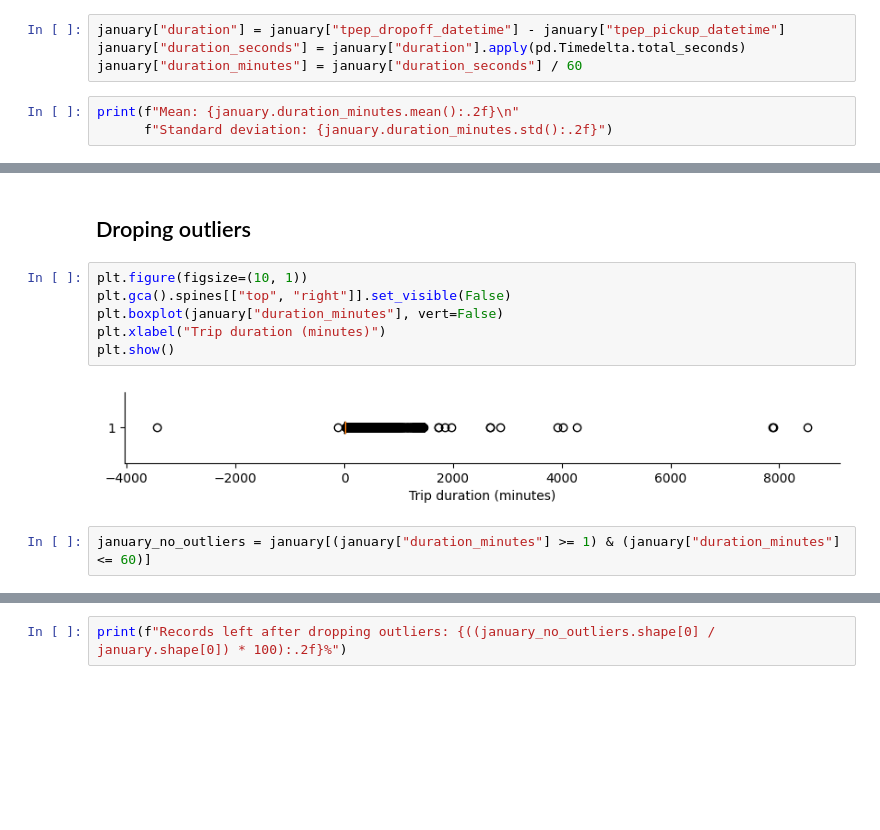
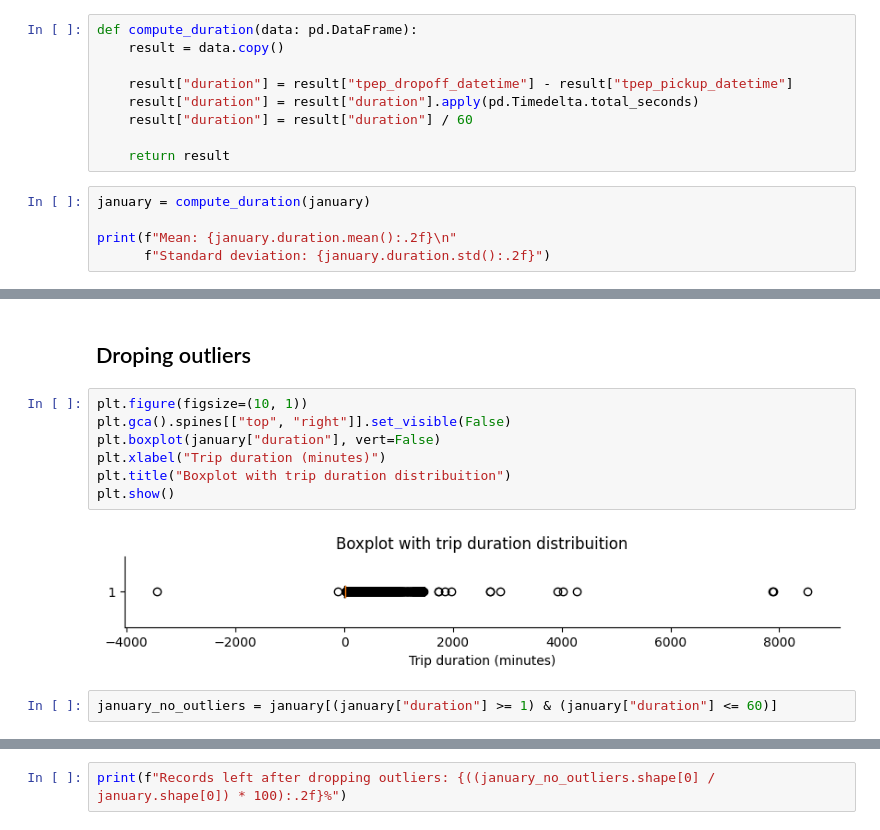
Before and after one commit to rafaelsguerra/MLOps-zoomcamp, a Jupyter notebook: 01 - introduction/introduction.ipynb, the cells around one changed output, grey strips where cells are left out. Drawn from its saved outputs; the diff is of its cells as text; blank space fills up the shorter version.

```diff
--- a/01 - introduction/introduction.ipynb
+++ b/01 - introduction/introduction.ipynb
@@ -31,13 +31,20 @@ Rows: 2463931
 Columns: 19
 # %% [markdown]
 ## Computing duration
-# %%
-january["duration"] = january["tpep_dropoff_datetime"] - january["tpep_pickup_datetime"]
-january["duration_seconds"] = january["duration"].apply(pd.Timedelta.total_seconds)
-january["duration_minutes"] = january["duration_seconds"] / 60
+# %%
+def compute_duration(data: pd.DataFrame):
+    result = data.copy()
+
+    result["duration"] = result["tpep_dropoff_datetime"] - result["tpep_pickup_datetime"]
+    result["duration"] = result["duration"].apply(pd.Timedelta.total_seconds)
+    result["duration"] = result["duration"] / 60
+
+    return result
 # %%
-print(f"Mean: {january.duration_minutes.mean():.2f}\n"
-      f"Standard deviation: {january.duration_minutes.std():.2f}")
+january = compute_duration(january)
+
+print(f"Mean: {january.duration.mean():.2f}\n"
+      f"Standard deviation: {january.duration.std():.2f}")
 # %% [output]
 Mean: 14.21
 Standard deviation: 46.45
@@ -46,11 +53,12 @@ Standard deviation: 46.45
 # %%
 plt.figure(figsize=(10, 1))
 plt.gca().spines[["top", "right"]].set_visible(False)
-plt.boxplot(january["duration_minutes"], vert=False)
+plt.boxplot(january["duration"], vert=False)
 plt.xlabel("Trip duration (minutes)")
+plt.title("Boxplot with trip duration distribuition")
 plt.show()
 # %% [output]
-[figure, old version]
+[figure, new version]
 # %%
-january_no_outliers = january[(january["duration_minutes"] >= 1) & (january["duration_minutes"] <= 60)]
+january_no_outliers = january[(january["duration"] >= 1) & (january["duration"] <= 60)]
 # %%
```
Also changed, not shown: parts of 8 cells of this notebook.
